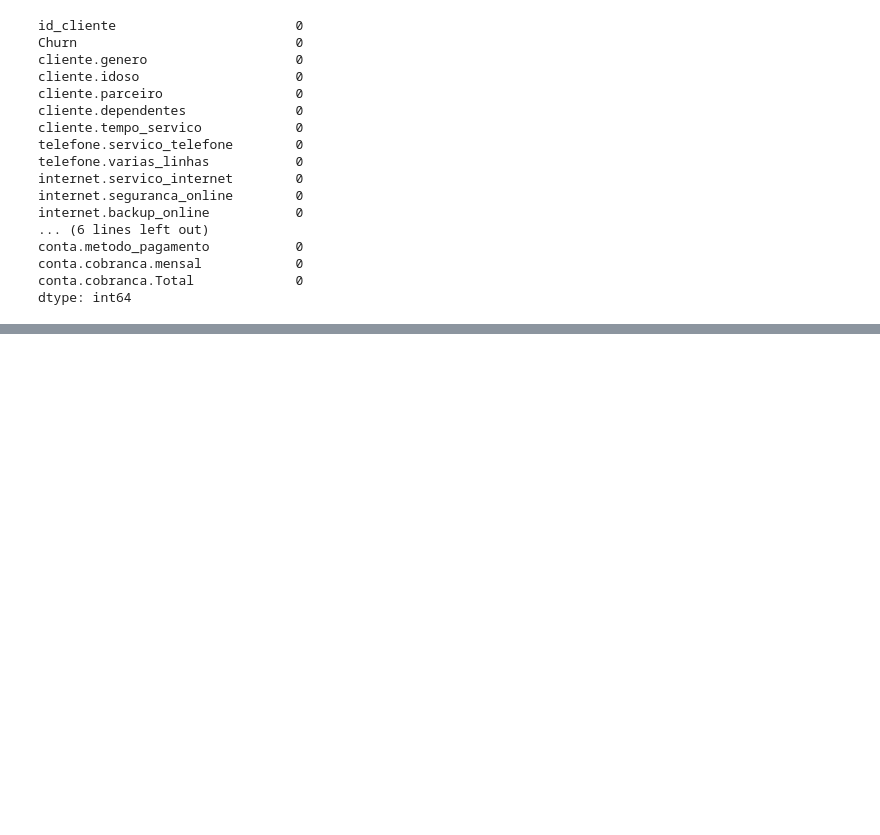
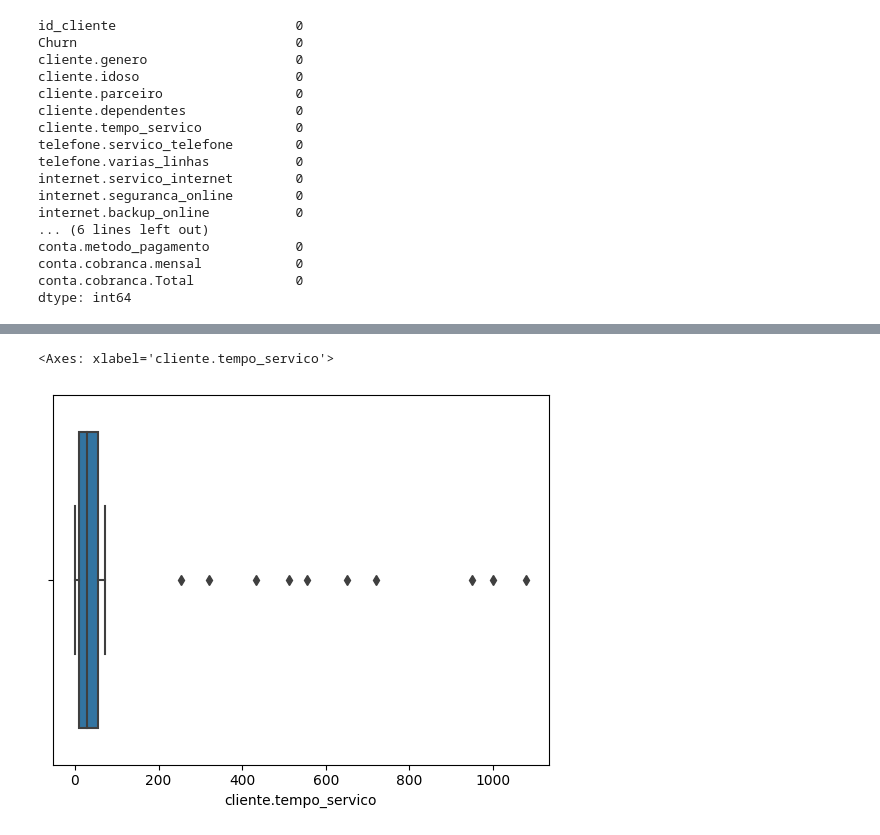
Before and after one commit to mateusopaiva/pandas-limpeza-tratamento, a Jupyter notebook: Pandas_limpeza_e_tratamento_de_dados.ipynb, the cells around one changed output, grey strips where cells are left out. Drawn from its saved outputs; the diff is of its cells as text; code cells hidden in the pictures; blank space fills up the shorter version.

```diff
--- a/Pandas_limpeza_e_tratamento_de_dados.ipynb
+++ b/Pandas_limpeza_e_tratamento_de_dados.ipynb
@@ -493,0 +528,5 @@ dtype: int64
+# %%
+sns.boxplot(x=df_sem_nulo['cliente.tempo_servico'])
+# %% [output]
+<Axes: xlabel='cliente.tempo_servico'>
+[figure, added]
```
Also changed, not shown: parts of 21 cells of this notebook.
